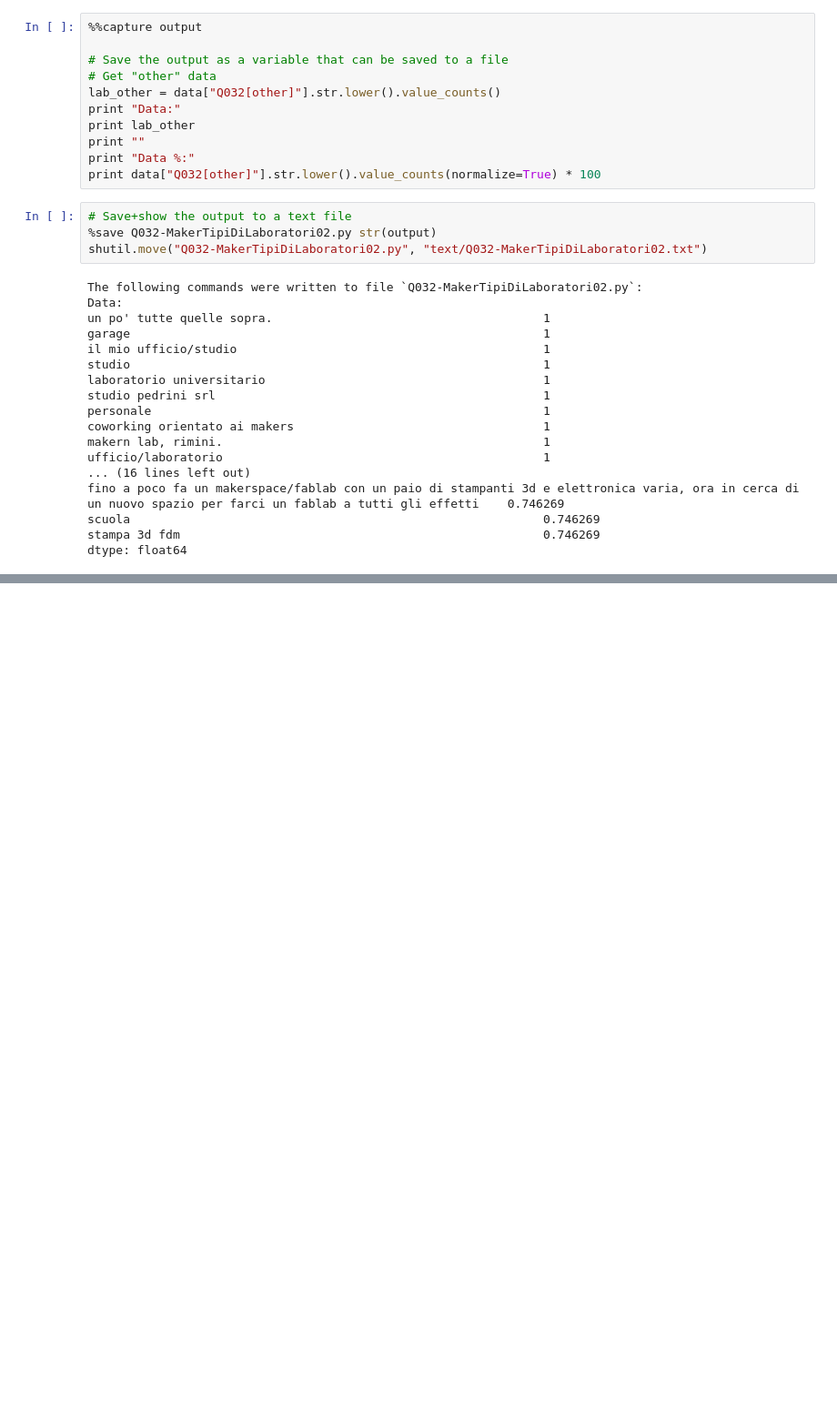
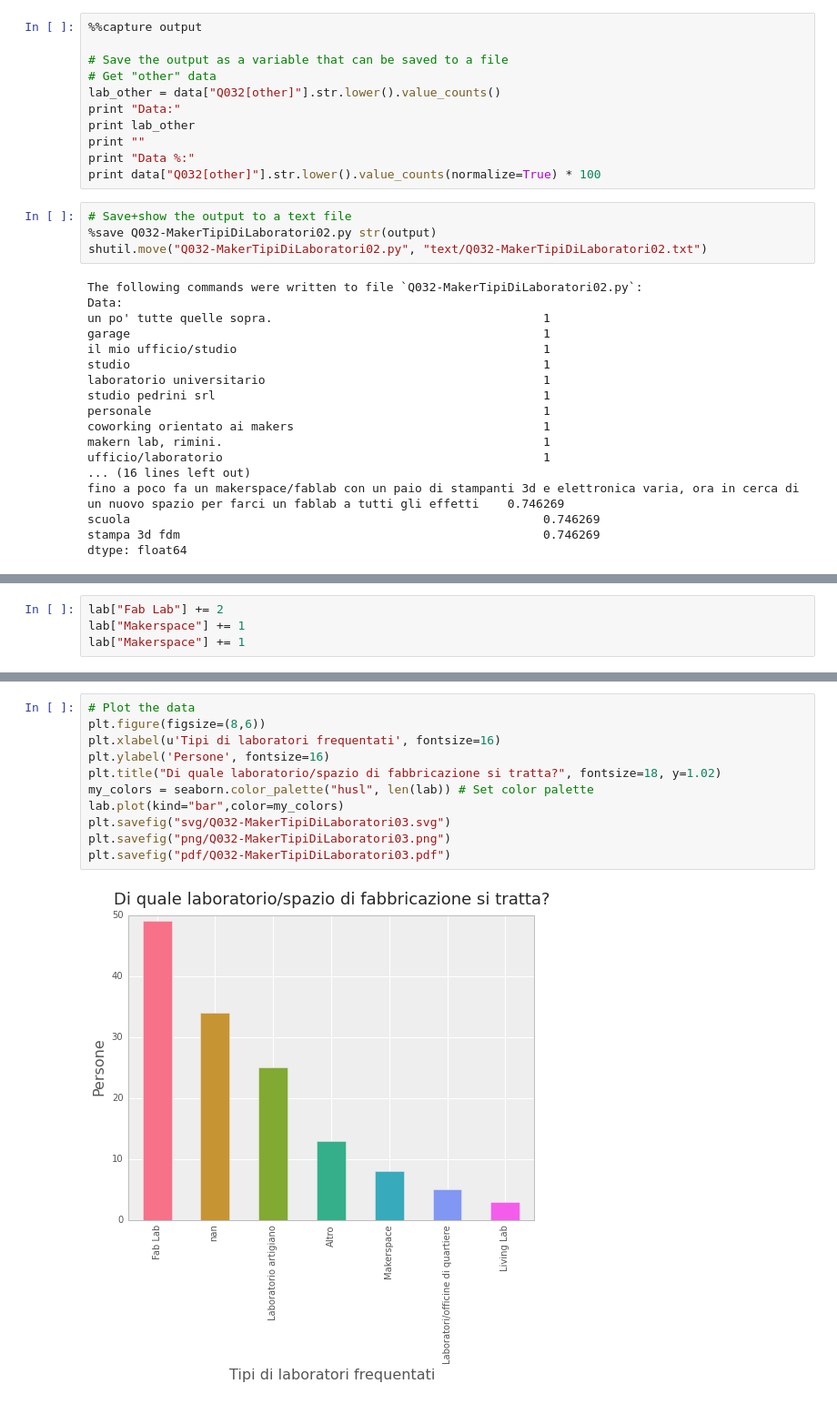
Before and after one commit to openp2pdesign/Makers-Inquiry---Analysis, a Jupyter notebook: Q032.ipynb, the cells around one changed output, grey strips where cells are left out. Shown at 91% size. Drawn from its saved outputs; the diff is of its cells as text; blank space fills up the shorter version.

Commit message:
Add other data integration to Q032

```diff
--- a/Q032.ipynb
+++ b/Q032.ipynb
@@ -128,0 +131,4 @@ plt.savefig("pdf/Q032-MakerTipiDiLaboratori.pdf")
+# %%
+lab["Fab Lab"] += 2
+lab["Makerspace"] += 1
+lab["Makerspace"] += 1
@@ -128,0 +169,13 @@ plt.savefig("pdf/Q032-MakerTipiDiLaboratori.pdf")
+# %%
+# Plot the data
+plt.figure(figsize=(8,6))
+plt.xlabel(u'Tipi di laboratori frequentati', fontsize=16)
+plt.ylabel('Persone', fontsize=16)
+plt.title("Di quale laboratorio/spazio di fabbricazione si tratta?", fontsize=18, y=1.02)
+my_colors = seaborn.color_palette("husl", len(lab)) # Set color palette
+lab.plot(kind="bar",color=my_colors)
+plt.savefig("svg/Q032-MakerTipiDiLaboratori03.svg")
+plt.savefig("png/Q032-MakerTipiDiLaboratori03.png")
+plt.savefig("pdf/Q032-MakerTipiDiLaboratori03.pdf")
+# %% [output]
+[figure, added]
```
Also changed, not shown: parts of 5 cells of this notebook.
